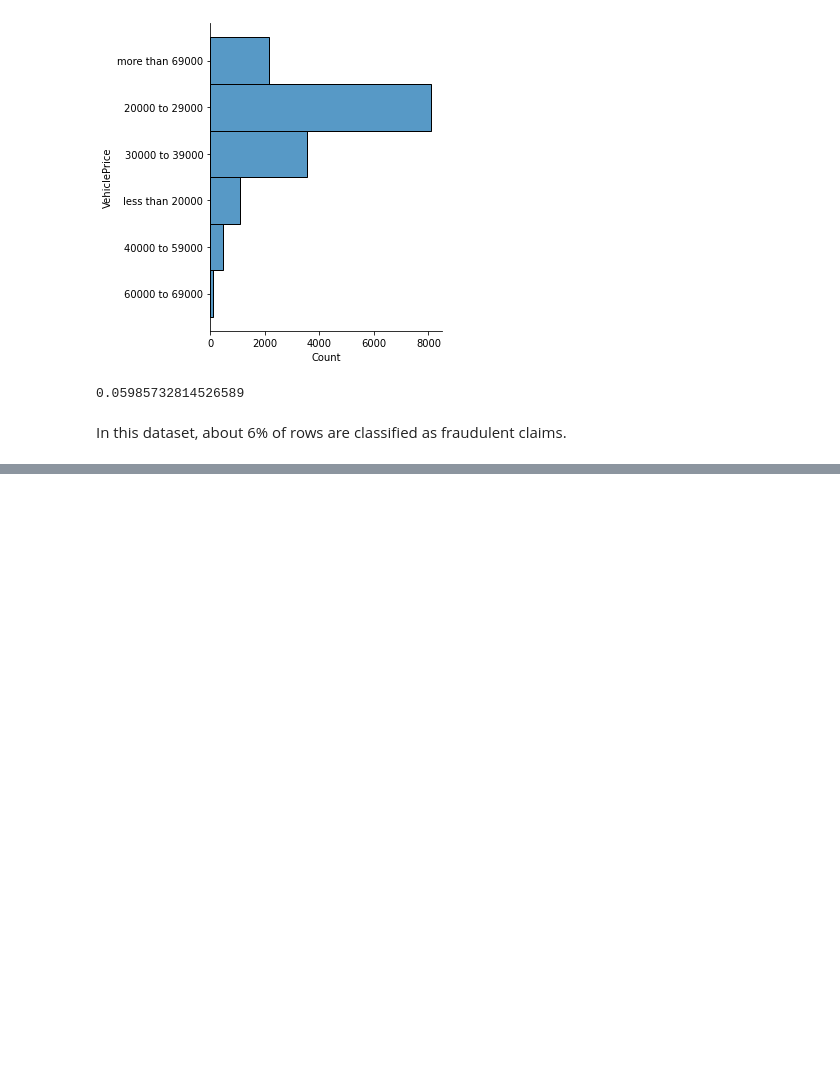
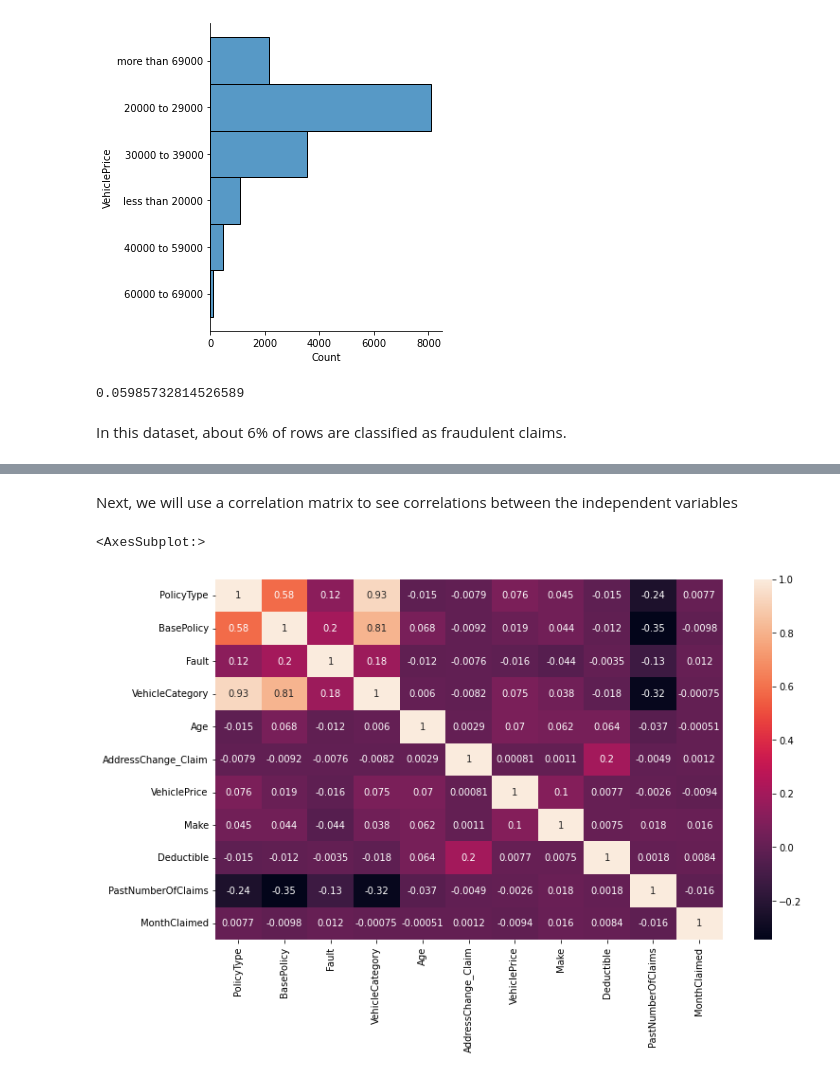
Before and after one commit to amieles/InsuranceFraudEDA, a Jupyter notebook: insurance-claim-eda.ipynb, the cells around one changed output, grey strips where cells are left out. Saved outputs shown, nothing was run; the diff lists cells and outputs as text; code cells hidden in the pictures; blank space fills up the shorter version.

```diff
--- a/insurance-claim-eda.ipynb
+++ b/insurance-claim-eda.ipynb
@@ -183,0 +261,11 @@ This plot shows that fraud appears to be spread throughout all ages and driver r
+# %%
+x_features = list(mi_scores[1:12].index)
+x_fac = X[x_features]
+# %% [markdown]
+Next, we will use a correlation matrix to see correlations between the independent variables
+# %%
+plt.figure(figsize=(12,7))
+sns.heatmap(x_fac.corr(), annot=True)
+# %% [output]
+<AxesSubplot:>
+[figure, added]
```
Also changed, not shown: parts of 17 cells of this notebook.
